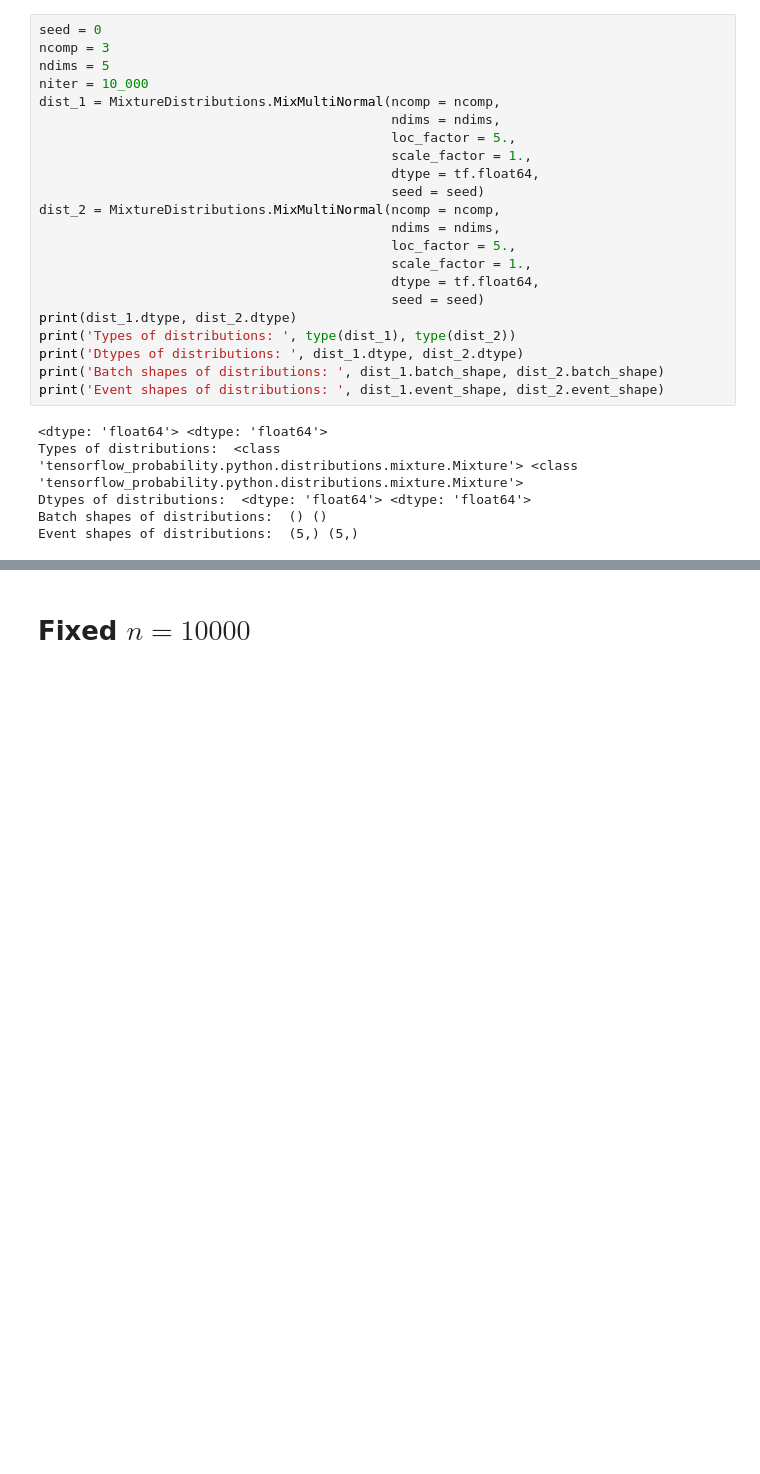
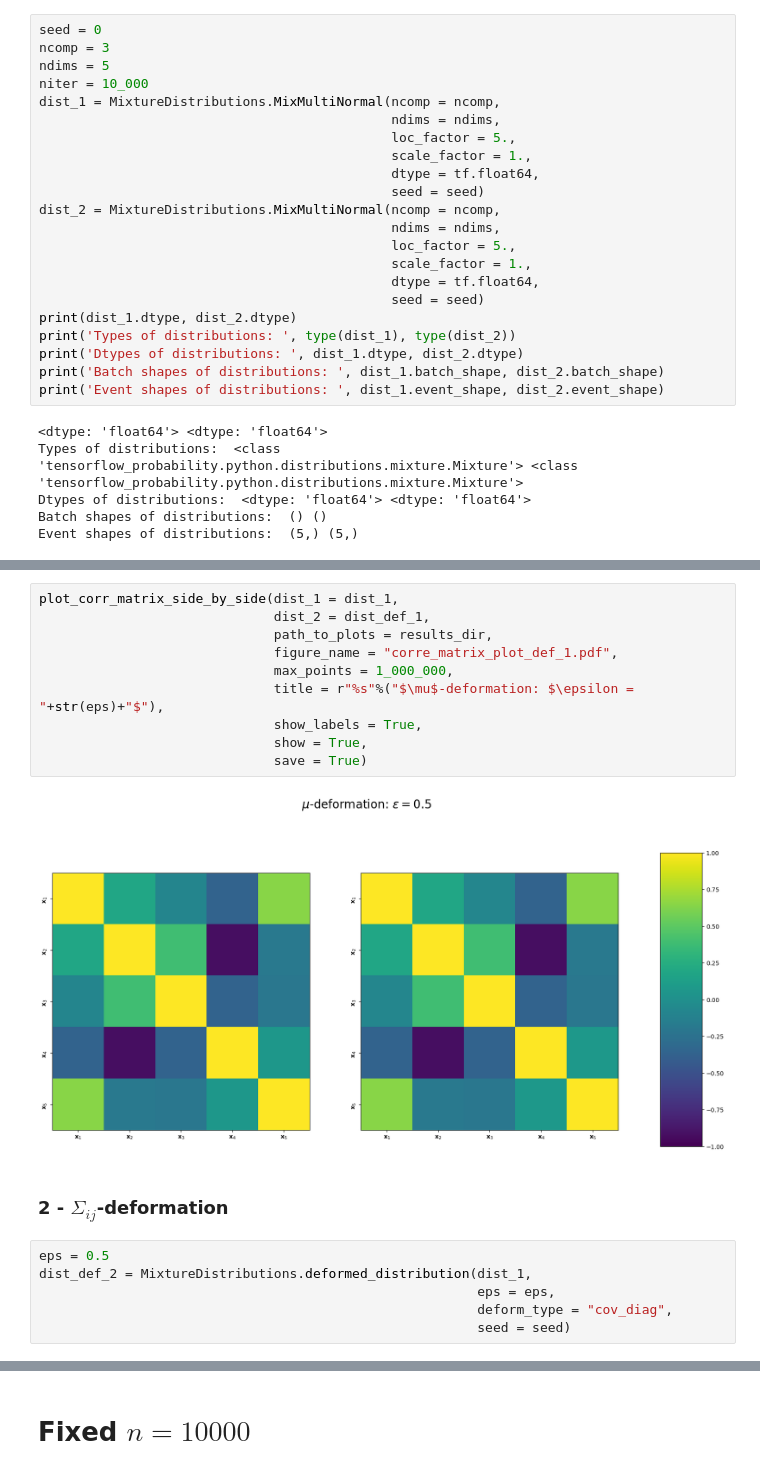
Before and after one commit to TwoSampleTests/GenerativeModelsMetrics, a Jupyter notebook: notebooks/Analysis_5D_mixture_leo10.ipynb, the cells around one changed output, grey strips where cells are left out. Cells and saved outputs as stored; diff of their text form; blank space fills up the shorter version.

```diff
--- a/notebooks/Analysis_5D_mixture_leo10.ipynb
+++ b/notebooks/Analysis_5D_mixture_leo10.ipynb
@@ -170,0 +210,20 @@ Event shapes of distributions:  (5,) (5,)
+# %%
+plot_corr_matrix_side_by_side(dist_1 = dist_1,
+                              dist_2 = dist_def_1,
+                              path_to_plots = results_dir,
+                              figure_name = "corre_matrix_plot_def_1.pdf",
+                              max_points = 1_000_000,
+                              title = r"%s"%("$\mu$-deformation: $\epsilon = "+str(eps)+"$"),
+                              show_labels = True,
+                              show = True,
+                              save = True)
+# %% [output]
+[figure, added]
+# %% [markdown]
+### 2 - $\Sigma_{ij}$-deformation
+# %%
+eps = 0.5
+dist_def_2 = MixtureDistributions.deformed_distribution(dist_1,
+                                                        eps = eps,
+                                                        deform_type = "cov_diag",
+                                                        seed = seed)
```
Also changed, not shown: parts of 49 cells of this notebook, 4 other files.
